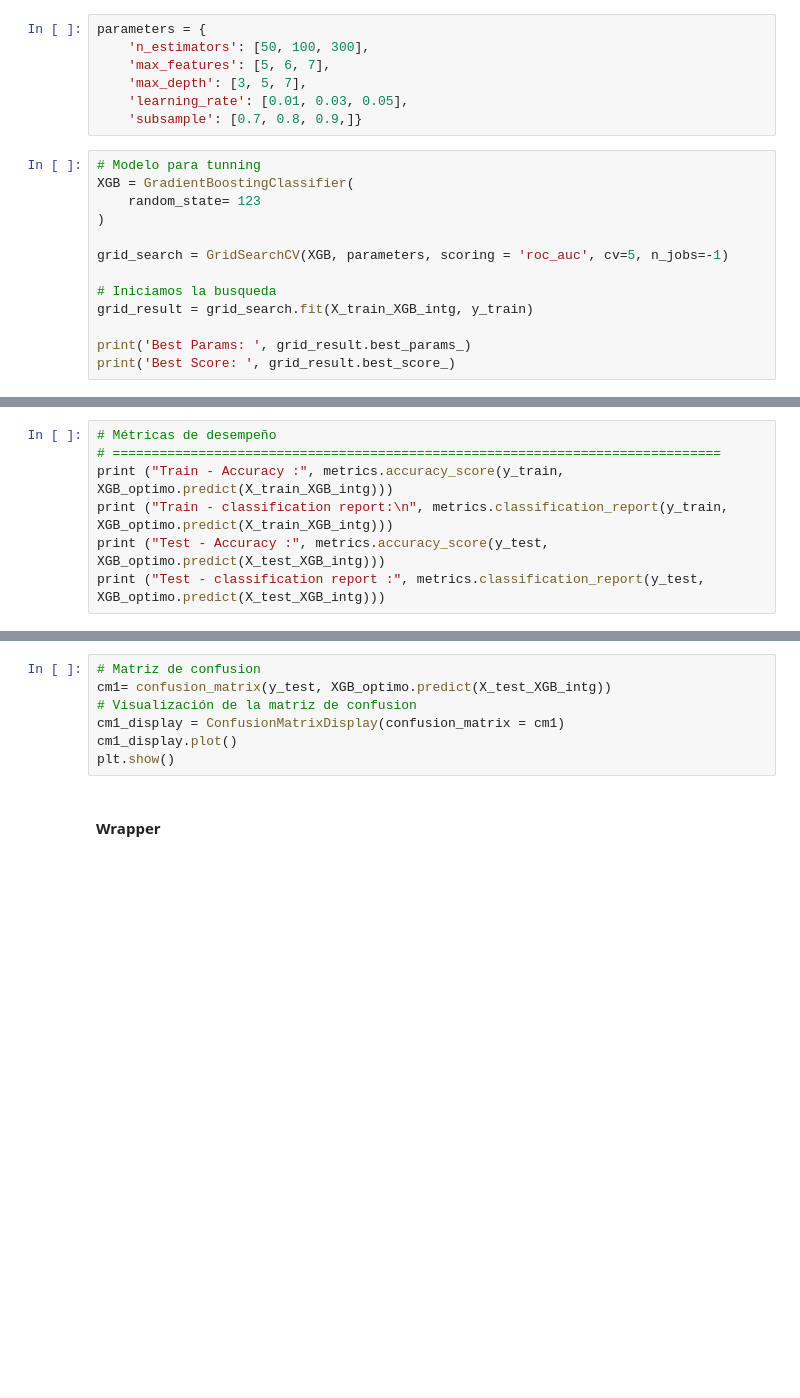
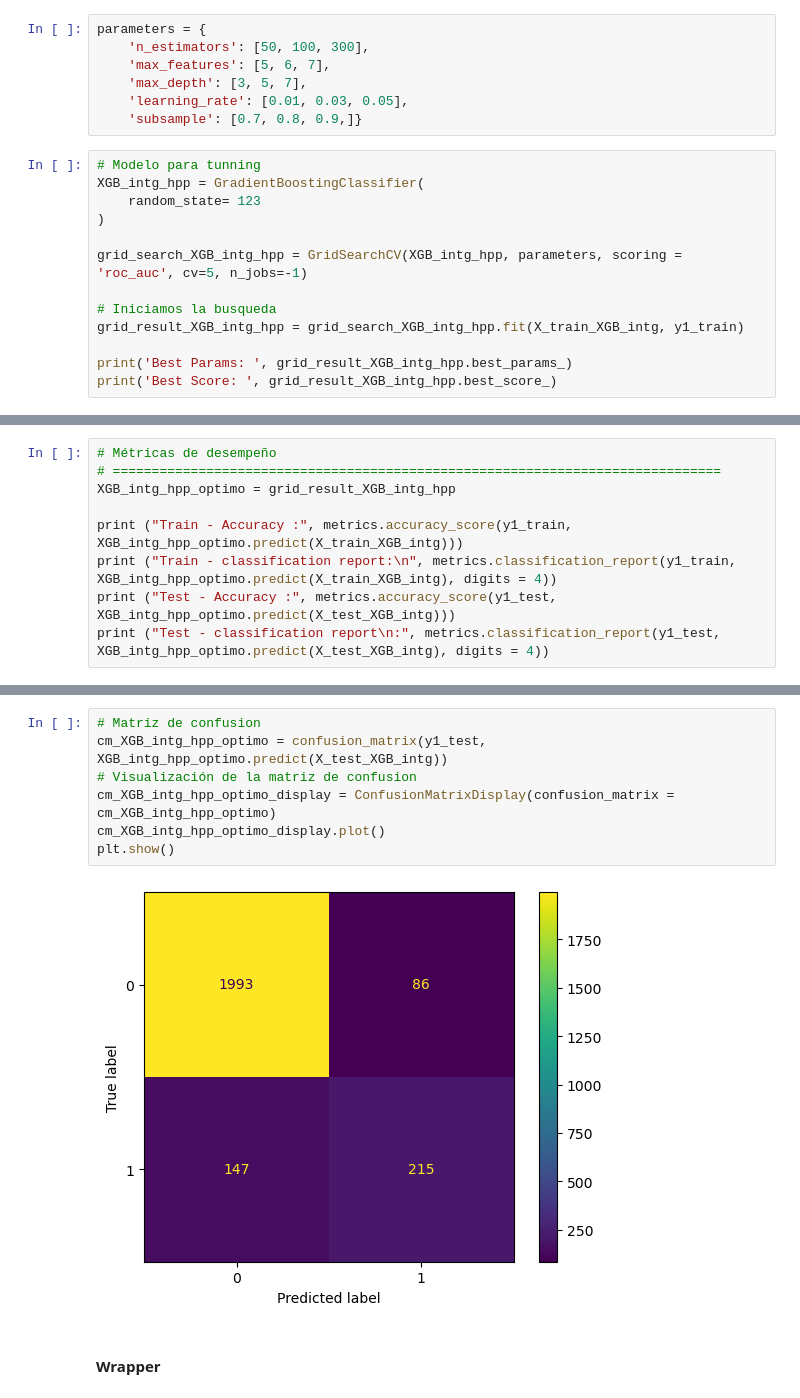
Before and after one commit to Leostark95/Anal-tica-II---Proyecto-1, a Jupyter notebook: 02_Modelos.ipynb, the cells around one changed output, grey strips where cells are left out. Saved outputs shown, nothing was run; the diff lists cells and outputs as text; blank space fills up the shorter version.

```diff
--- a/02_Modelos.ipynb
+++ b/02_Modelos.ipynb
@@ -1197,14 +1213,14 @@ parameters = {
     'subsample': [0.7, 0.8, 0.9,]}
 # %%
 # Modelo para tunning
-XGB = GradientBoostingClassifier(
+XGB_intg_hpp = GradientBoostingClassifier(
     random_state= 123
 )
 
-grid_search = GridSearchCV(XGB, parameters, scoring = 'roc_auc', cv=5, n_jobs=-1)
+grid_search_XGB_intg_hpp = GridSearchCV(XGB_intg_hpp, parameters, scoring = 'roc_auc', cv=5, n_jobs=-1)
 
 # Iniciamos la busqueda
-grid_result = grid_search.fit(X_train_XGB_intg, y_train)
+grid_result_XGB_intg_hpp = grid_search_XGB_intg_hpp.fit(X_train_XGB_intg, y1_train)
 
-print('Best Params: ', grid_result.best_params_)
-print('Best Score: ', grid_result.best_score_)
+print('Best Params: ', grid_result_XGB_intg_hpp.best_params_)
+print('Best Score: ', grid_result_XGB_intg_hpp.best_score_)
@@ -1214,7 +1243,9 @@ print('Importancia de las carcaterísticas: ', grid_result.best_estimator_.featu
 # %%
 # Métricas de desempeño
 # ==============================================================================
-print ("Train - Accuracy :", metrics.accuracy_score(y_train, XGB_optimo.predict(X_train_XGB_intg)))
-print ("Train - classification report:\n", metrics.classification_report(y_train, XGB_optimo.predict(X_train_XGB_intg)))
-print ("Test - Accuracy :", metrics.accuracy_score(y_test, XGB_optimo.predict(X_test_XGB_intg)))
-print ("Test - classification report :", metrics.classification_report(y_test, XGB_optimo.predict(X_test_XGB_intg)))
+XGB_intg_hpp_optimo = grid_result_XGB_intg_hpp
+
+print ("Train - Accuracy :", metrics.accuracy_score(y1_train, XGB_intg_hpp_optimo.predict(X_train_XGB_intg)))
+print ("Train - classification report:\n", metrics.classification_report(y1_train, XGB_intg_hpp_optimo.predict(X_train_XGB_intg), digits = 4))
+print ("Test - Accuracy :", metrics.accuracy_score(y1_test, XGB_intg_hpp_optimo.predict(X_test_XGB_intg)))
+print ("Test - classification report\n:", metrics.classification_report(y1_test, XGB_intg_hpp_optimo.predict(X_test_XGB_intg), digits = 4))
@@ -1221,10 +1270,12 @@ print ("Test - classification report :", metrics.classification_report(y_test, X
 # %%
 # Matriz de confusion
-cm1= confusion_matrix(y_test, XGB_optimo.predict(X_test_XGB_intg))
+cm_XGB_intg_hpp_optimo = confusion_matrix(y1_test, XGB_intg_hpp_optimo.predict(X_test_XGB_intg))
 # Visualización de la matriz de confusion
-cm1_display = ConfusionMatrixDisplay(confusion_matrix = cm1)
-cm1_display.plot()
+cm_XGB_intg_hpp_optimo_display = ConfusionMatrixDisplay(confusion_matrix = cm_XGB_intg_hpp_optimo)
+cm_XGB_intg_hpp_optimo_display.plot()
 plt.show()
+# %% [output]
+[figure, added]
 # %% [markdown]
 #### Wrapper
 # %%
```
Also changed, not shown: parts of 31 cells of this notebook, 1 other file.
